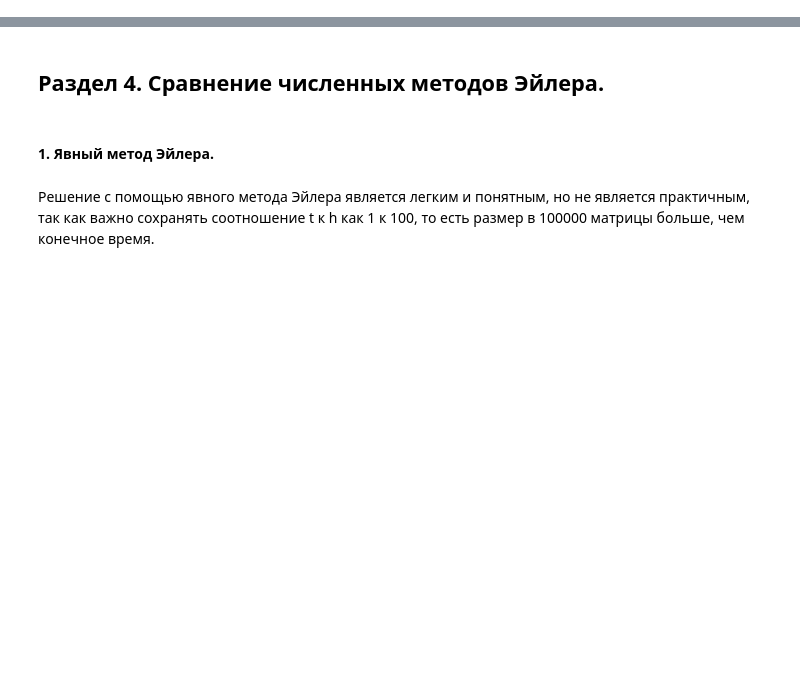
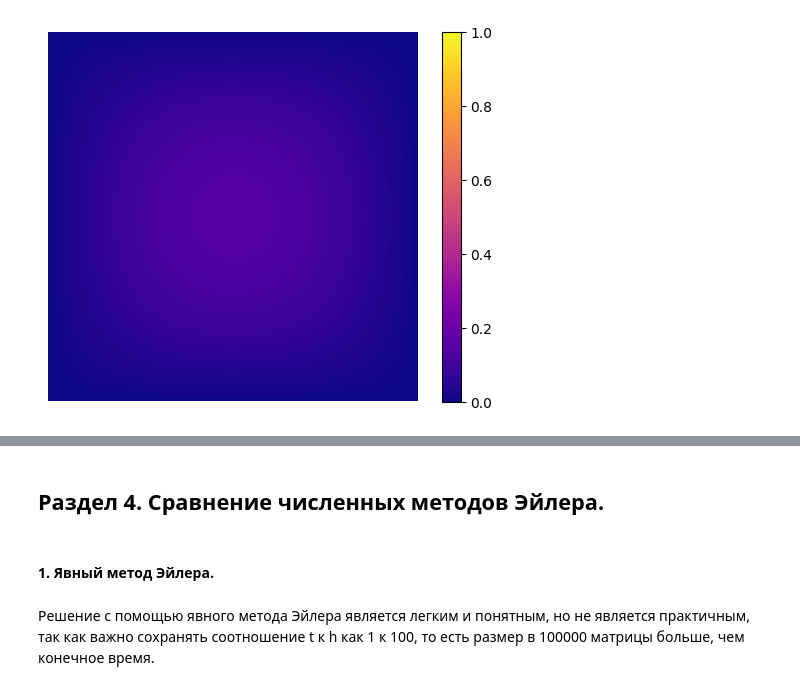
Before and after one commit to guyder0/num_methods-coursework, a Jupyter notebook: FinalCodeBackwardEuler.ipynb, the cells around one changed output, grey strips where cells are left out. Cells and saved outputs as stored; diff of their text form; code cells hidden in the pictures; blank space fills up the shorter version.

```diff
--- a/FinalCodeBackwardEuler.ipynb
+++ b/FinalCodeBackwardEuler.ipynb
@@ -112,16 +122,18 @@ create_u_solve_and_R()
 # %%
 fig, ax = plt.subplots()
 frames = time_duration - 3
 interval = 100
-heatmap = ax.imshow(u[:, :, 0], cmap='plasma', interpolation='nearest', vmin = -1, vmax = 1)
+heatmap = ax.imshow(u[:, :, 0], cmap='plasma', interpolation='nearest', vmin = 0, vmax = 1)
 
 def update(frame):
     heatmap.set_array(u_solve[:, :, frame - 1])
     return [heatmap]
 
 plt.colorbar(heatmap)
 plt.axis('off')
 ani = FuncAnimation(fig, update, frames=frames, interval=interval, blit=True)
 ani.save(path + f'solve animation{try_number}.gif', writer=PillowWriter(fps=10))
+# %% [output]
+[figure, added]
 # %%
 print(f'Максимальная погрешность равна {max_R} на итерации {time_R}')
```
Also changed, not shown: parts of 7 cells of this notebook, 7 other files.
